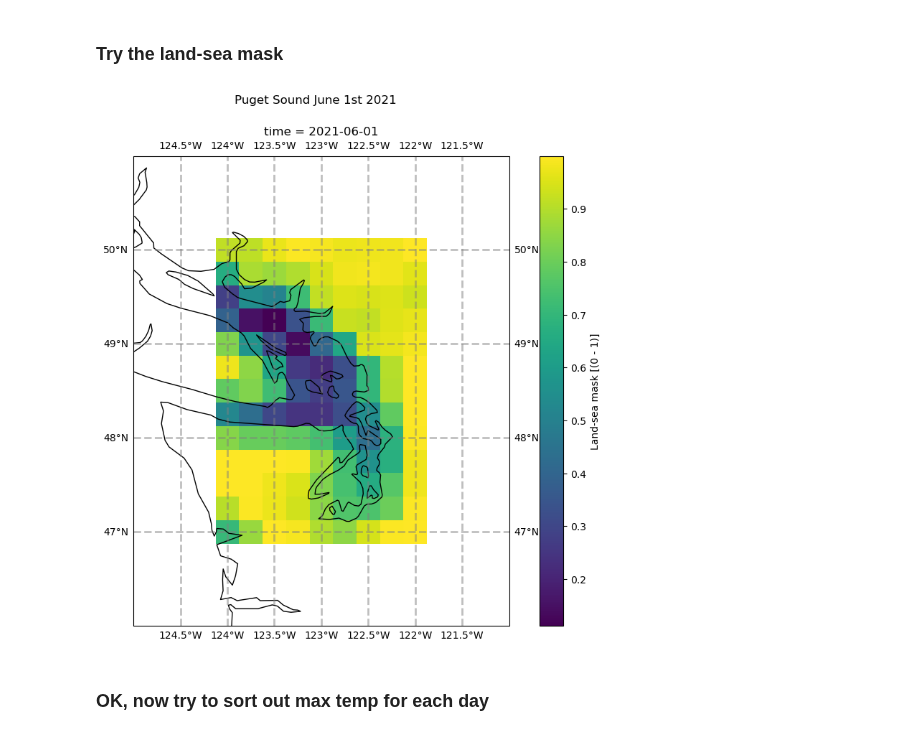
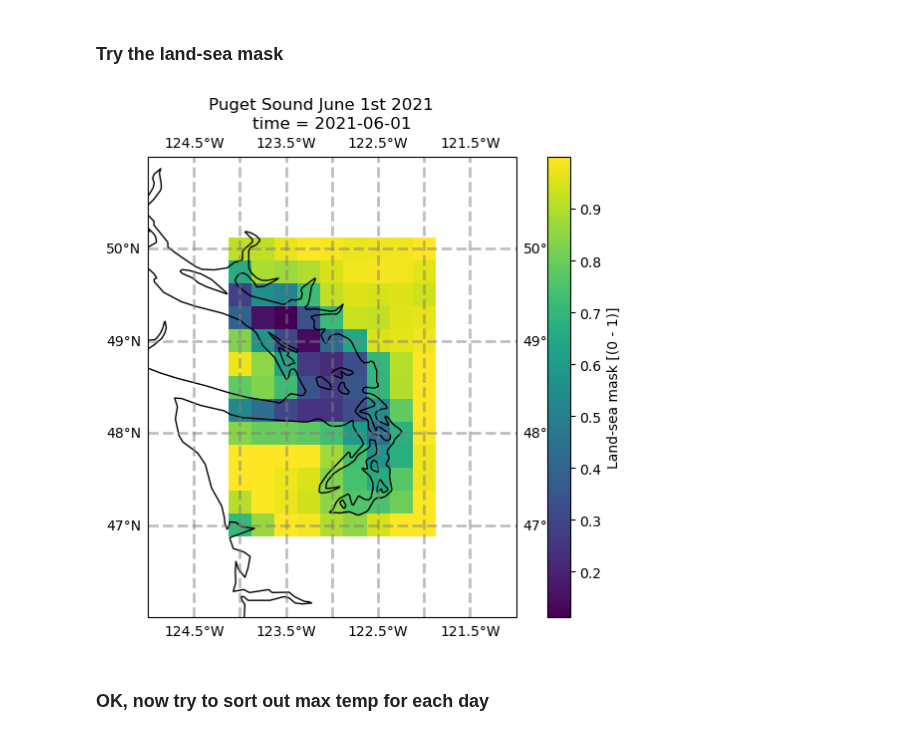
Before and after one commit to tedscott/HeatWaves, a Jupyter notebook: WorkingWithERA5.ipynb, the cells around one changed output. Cells and saved outputs as stored; diff of their text form; code cells hidden in the pictures.

```diff
--- a/WorkingWithERA5.ipynb
+++ b/WorkingWithERA5.ipynb
@@ -142,32 +143,32 @@ plt.show()
 # %%
 projPC = ccrs.PlateCarree()
 lonW = -125
 lonE = -121
 latS = 46
 latN = 51
 cLat = (latN + latS) / 2
 cLon = (lonW + lonE) / 2
 res = '50m'
-fig = plt.figure(figsize=(11, 8.5))
+fig = plt.figure(figsize=(8, 6))
 plt.suptitle('Puget Sound June 1st 2021')
 ax = plt.subplot(1, 1, 1, projection=projPC)
 
 gl = ax.gridlines(
     draw_labels=True, linewidth=2, color='gray', alpha=0.5, linestyle='--'
 )
 ax.set_extent([lonW, lonE, latS, latN], crs=projPC)
 ax.coastlines(resolution=res, color='black')
 #ax.add_feature(cfeature.STATES, linewidth=0.3, edgecolor='brown')
 #ax.add_feature(cfeature.BORDERS, linewidth=0.5, edgecolor='blue');
 
 dset.lsm.isel(time=0).plot(ax=ax, #vmax=300, cmap='jet',
                    transform=ccrs.PlateCarree())
 #ax.colorbar(orientation='horizontal');
 #ax.coastlines()
 
 plt.show()
 # %% [output]
-[figure, old version]
+[figure, new version]
 # %% [markdown]
 ### OK, now try to sort out max temp for each day
 # %%
```
Also changed, not shown: parts of 6 cells of this notebook, 1 other file.
